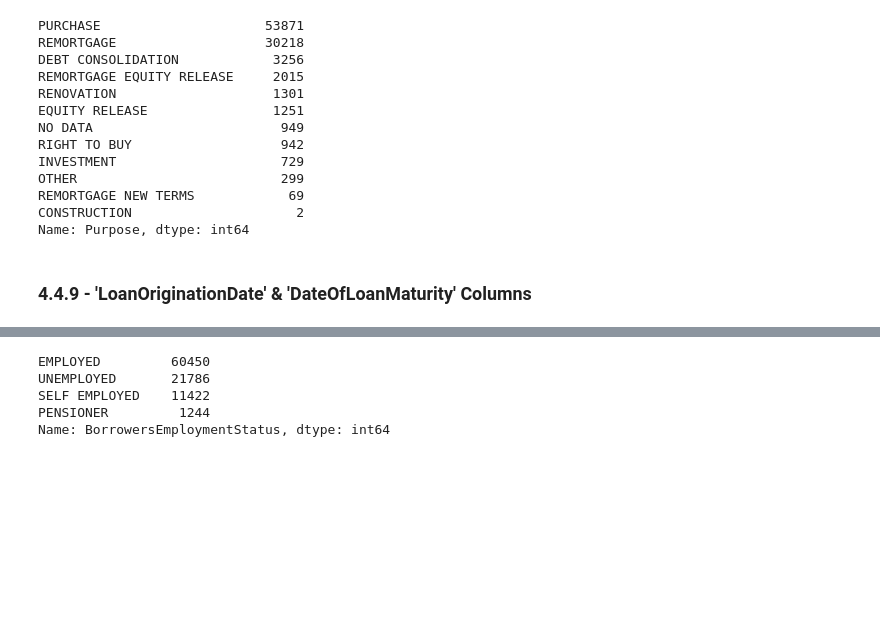
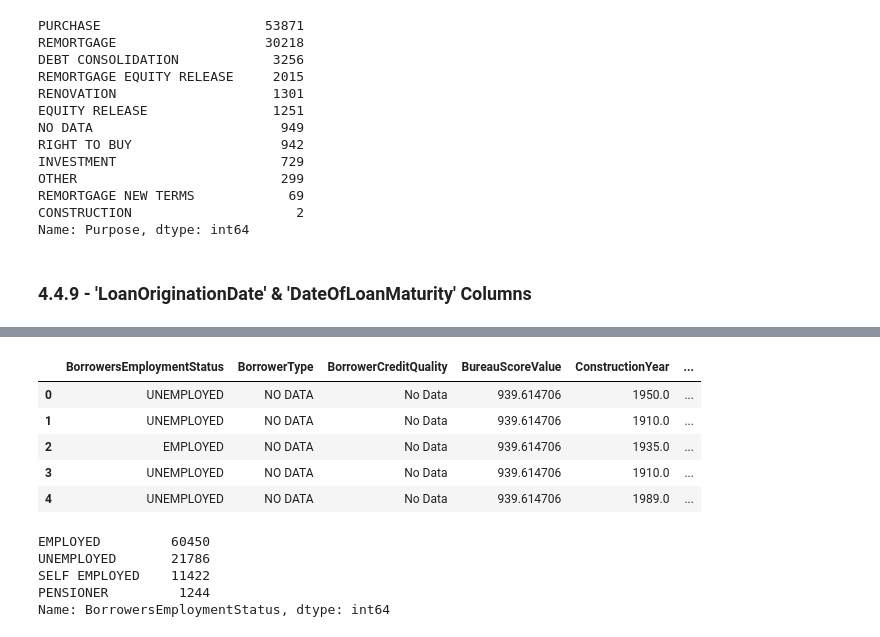
Before and after one commit to ilya4272/Credit_Modelling, a Jupyter notebook: Credit_Modelling.ipynb, the cells around one changed output, grey strips where cells are left out. Saved outputs shown, nothing was run; the diff lists cells and outputs as text; code cells hidden in the pictures; blank space fills up the shorter version.

```diff
--- a/Credit_Modelling.ipynb
+++ b/Credit_Modelling.ipynb
@@ -449,6 +516,15 @@ df['Diff_Cutoff_Origin']   = (df['PoolCutoffDate']     - df['LoanOriginationDate
 # Dummy variables
 
 df = df.drop(columns=['PoolCutoffDate','LoanOriginationDate','DateOfLoanMaturity'], axis=1)
+# %%
+df.head()
+# %% [output]
+|  | BorrowersEmploymentStatus | BorrowerType | BorrowerCreditQuality | BureauScoreValue | ConstructionYear | ... |
+| 0 | UNEMPLOYED | NO DATA | No Data | 939.614706 | 1950.0 | ... |
+| 1 | UNEMPLOYED | NO DATA | No Data | 939.614706 | 1910.0 | ... |
+| 2 | EMPLOYED | NO DATA | No Data | 939.614706 | 1935.0 | ... |
+| 3 | UNEMPLOYED | NO DATA | No Data | 939.614706 | 1910.0 | ... |
+| 4 | UNEMPLOYED | NO DATA | No Data | 939.614706 | 1989.0 | ... |
 # %%
 # Check the 'BorrowersEmploymentStatus'
 
```
Also changed, not shown: parts of 24 cells of this notebook.
